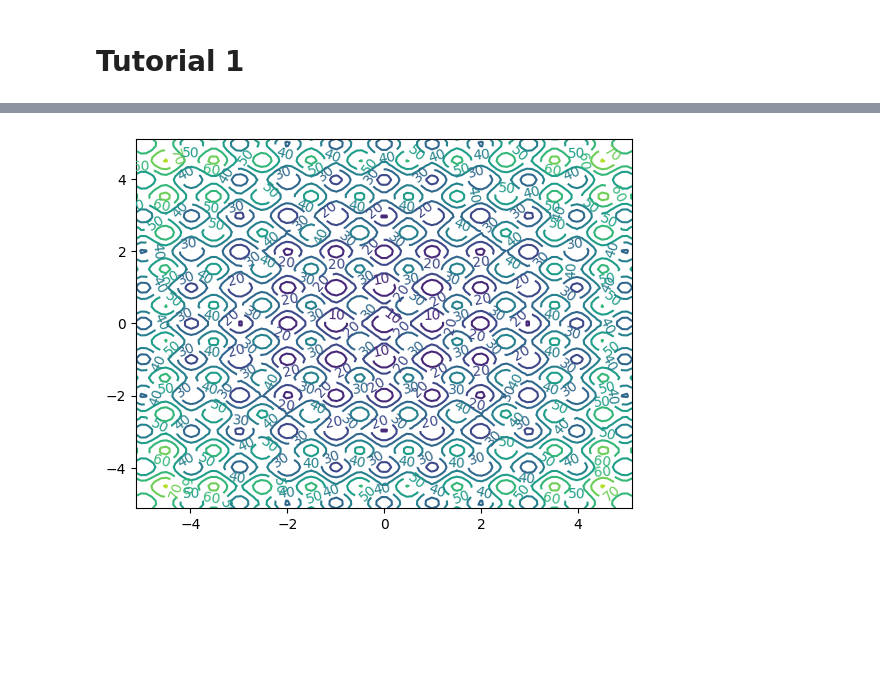
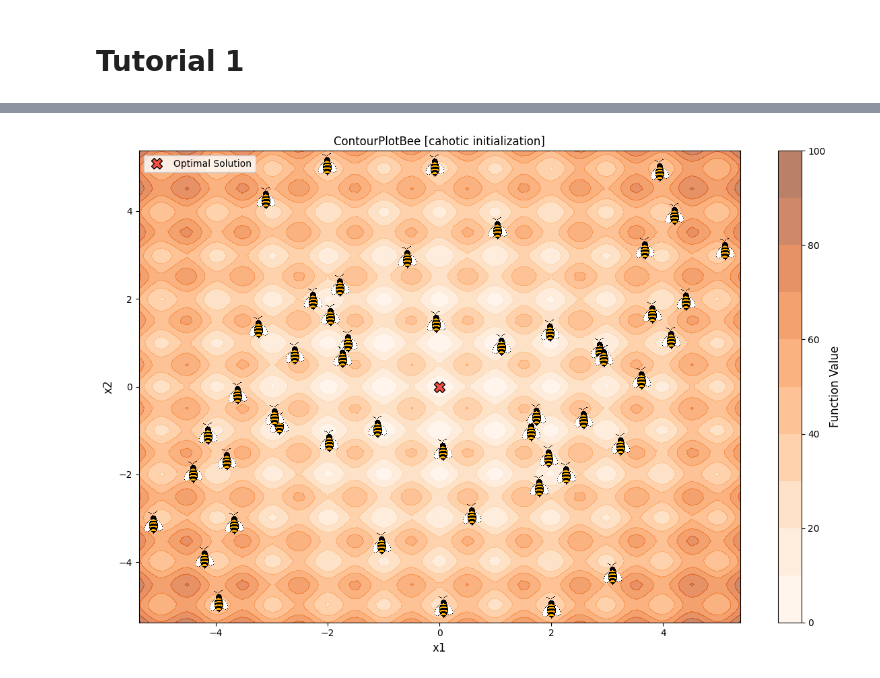
Before and after one commit to giuliofantuzzi/BeeOptimal, a Jupyter notebook: docs/source/examples/tutorial1.ipynb, the cells around one changed output, grey strips where cells are left out. Saved outputs shown, nothing was run; the diff lists cells and outputs as text; code cells hidden in the pictures; blank space fills up the shorter version.

Commit message:
Added matplotlib version of ContourPlotBee

```diff
--- a/docs/source/examples/tutorial1.ipynb
+++ b/docs/source/examples/tutorial1.ipynb
@@ -14,19 +17,7 @@ bee = Bee(position=np.array([1,1]),function=None,bounds=np.array([[-5.12,5.12],[
 # %%
-
-ABC = ArtificialBeeColony(n_bees=100,function=Rastrigin2d.fun,bounds=Rastrigin2d.bounds)
-x = np.linspace(Rastrigin2d.bounds[0][0], Rastrigin2d.bounds[0][1], 100)
-y = np.linspace(Rastrigin2d.bounds[1][0], Rastrigin2d.bounds[1][1], 100)
+x = np.linspace(Rastrigin2d.bounds[0][0]-0.05*np.abs(Rastrigin2d.bounds[0][0]), Rastrigin2d.bounds[0][1]+0.05*np.abs(Rastrigin2d.bounds[0][1]), 100)
+y = np.linspace(Rastrigin2d.bounds[1][0]-0.05*np.abs(Rastrigin2d.bounds[1][0]), Rastrigin2d.bounds[1][1]+0.05*np.abs(Rastrigin2d.bounds[1][1]), 100)
 X, Y = np.meshgrid(x, y)
 Z = np.sin(x)[:, None] + np.cos(y)
 points = np.c_[X.ravel(), Y.ravel()]
 Z = np.array([Rastrigin2d.evaluate(p) for p in points]).reshape(X.shape)
-#ContourPlotBee(x, y, Z, [bee],title='Example of ContourPlotBee')
-
-# plot the function
-import matplotlib.pyplot as plt
-fig, ax = plt.subplots()
-CS = ax.contour(X, Y, Z)
-ax.clabel(CS, inline=1, fontsize=10)
-plt.show()
-# %% [output]
-[figure, removed]
@@ -34,0 +33,4 @@ ContourPlotBee(x, y, Z, [bee],title='Example of ContourPlotBee')
+# %%
+ContourPlotBee_matplotlib(x, y, Z, ABC.colony_history[0],title='ContourPlotBee [cahotic initialization]',optimal_solution=Rastrigin2d.optimal_solution)
+# %% [output]
+[figure, added]
```
Also changed, not shown: parts of 9 cells of this notebook, 5 other files.
